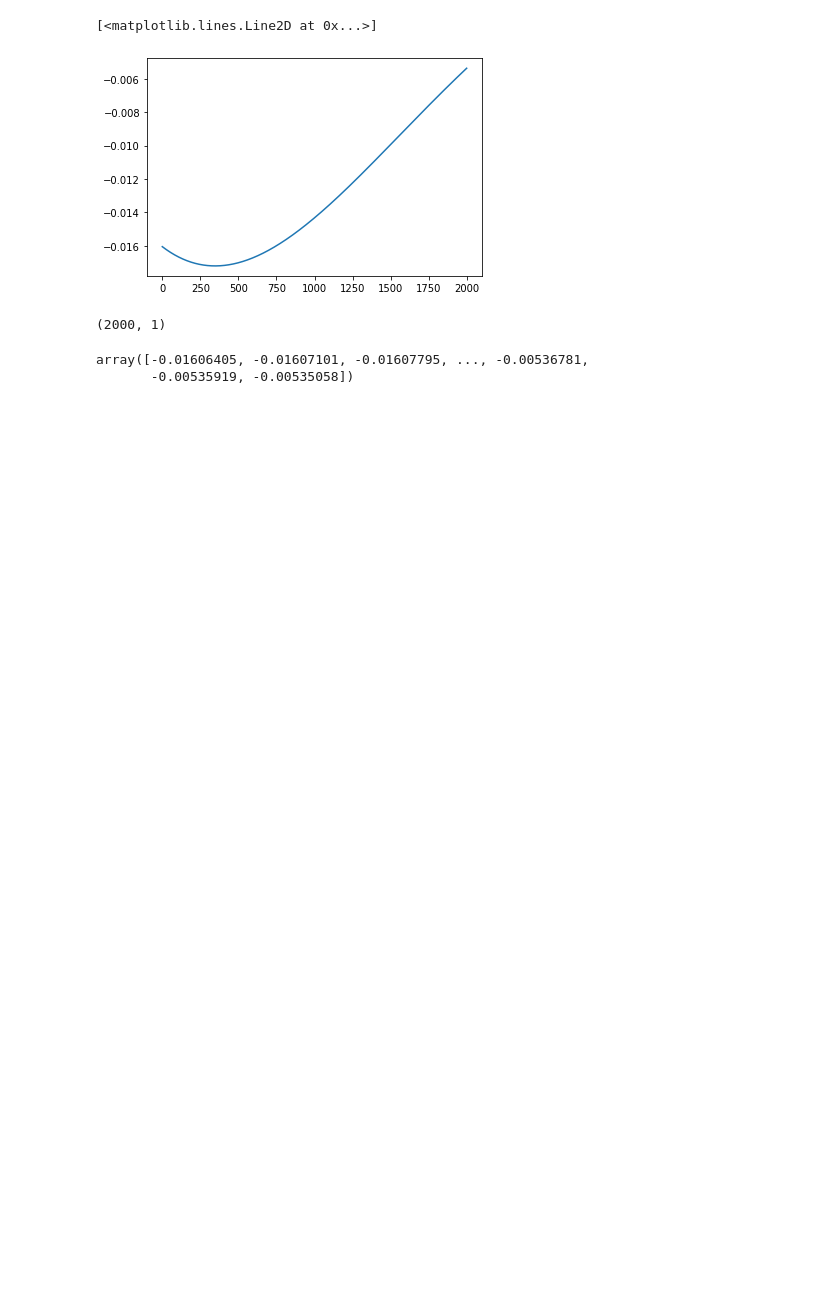
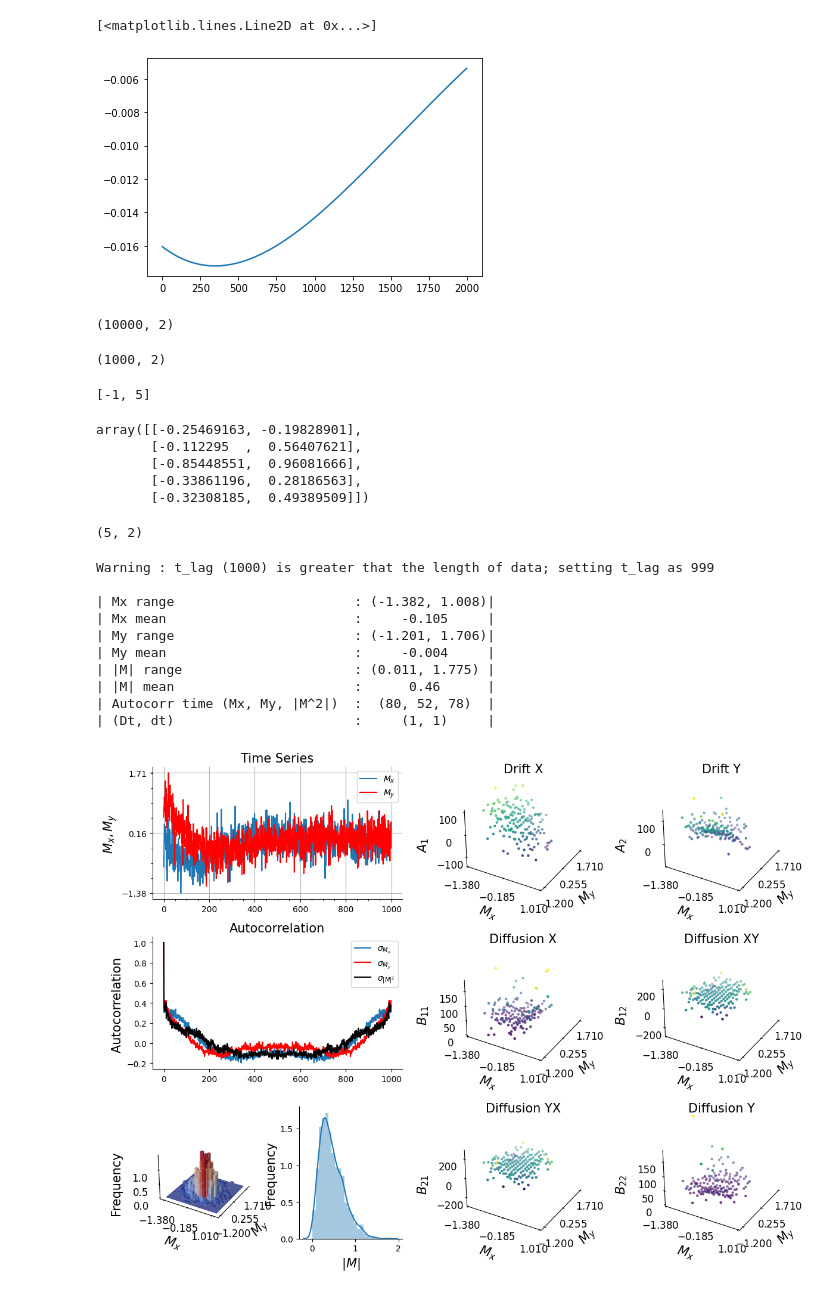
Before and after one commit to kyrxanthos/NN_dynamical_systems, a Jupyter notebook: Find_DS_3.ipynb, the cells around one changed output. Cells and saved outputs as stored; diff of their text form; code cells hidden in the pictures; blank space fills up the shorter version.

```diff
--- a/Find_DS_3.ipynb
+++ b/Find_DS_3.ipynb
@@ -171,11 +176,6 @@ plt.plot(X_test)
 [<matplotlib.lines.Line2D at 0x...>]
 [figure]
 # %%
-X_test.shape
+x_train.shape
 # %% [output]
-(2000, 1)
+(10000, 2)
-# %%
-y_test
-# %% [output]
-array([-0.01606405, -0.01607101, -0.01607795, ..., -0.00536781,
-       -0.00535919, -0.00535058])
@@ -181,0 +199,29 @@ array([-0.01606405, -0.01607101, -0.01607795, ..., -0.00536781,
+# %%
+x_train.shape
+# %% [output]
+(1000, 2)
+# %%
+y_true = van_der_pol(np.random.normal(), [2,1])
+y_true
+# %% [output]
+[-1, 5]
+# %%
+def vf(x):
+    y = [-x[:,1], x[:,0] - (1-x[:,0]**2)*x[:,1]]
+    return np.array(y).T
+
+h = 0.1
+x = np.random.rand(5,2)
+y_true = vf(x)
+forward_diff = np.diff(y)/h
+x_diff = x[:-1:]
+# %% [output]
+array([[-0.25469163, -0.19828901],
+       [-0.112295  ,  0.56407621],
+       [-0.85448551,  0.96081666],
+       [-0.33861196,  0.28186563],
+       [-0.32308185,  0.49389509]])
+# %%
+x.shape
+# %% [output]
+(5, 2)
@@ -181,0 +239,33 @@ array([-0.01606405, -0.01607101, -0.01607795, ..., -0.00536781,
+# %%
+# Generate measurement data
+dt = .01
+
+t_train = np.arange(0, 10, dt)
+x0_train = [0, 1]
+t_train_span = (t_train[0], t_train[-1])
+dim = 2
+multiple = True
+
+def van_der_pol(t, x, p=[1]):
+    return [-x[1],  x[0] - p[0] * (1 - x[0] ** 2) * x[1]]
+
+# (1000,2)
+x_train = solve_ivp(fun = van_der_pol,
+            t_span = t_train_span, y0 = x0_train, t_eval=t_train,
+             **integrator_keywords).y.T
+
+x_train = x_train + np.random.normal(0 ,0.3, (x_train.shape[0], x_train.shape[1]))
+
+ddsde = pydaddy.Characterize([x_train[:,0], x_train[:,1]], t=t_train, bins =20)
+# %% [output]
+Warning : t_lag (1000) is greater that the length of data; setting t_lag as 999
+
+| Mx range                       : (-1.382, 1.008)|
+| Mx mean                        :     -0.105     |
+| My range                       : (-1.201, 1.706)|
+| My mean                        :     -0.004     |
+| |M| range                      : (0.011, 1.775) |
+| |M| mean                       :      0.46      |
+| Autocorr time (Mx, My, |M^2|)  :  (80, 52, 78)  |
+| (Dt, dt)                       :     (1, 1)     |
+[figure, added]
```
Also changed, not shown: parts of 15 cells of this notebook, 47 other files.
